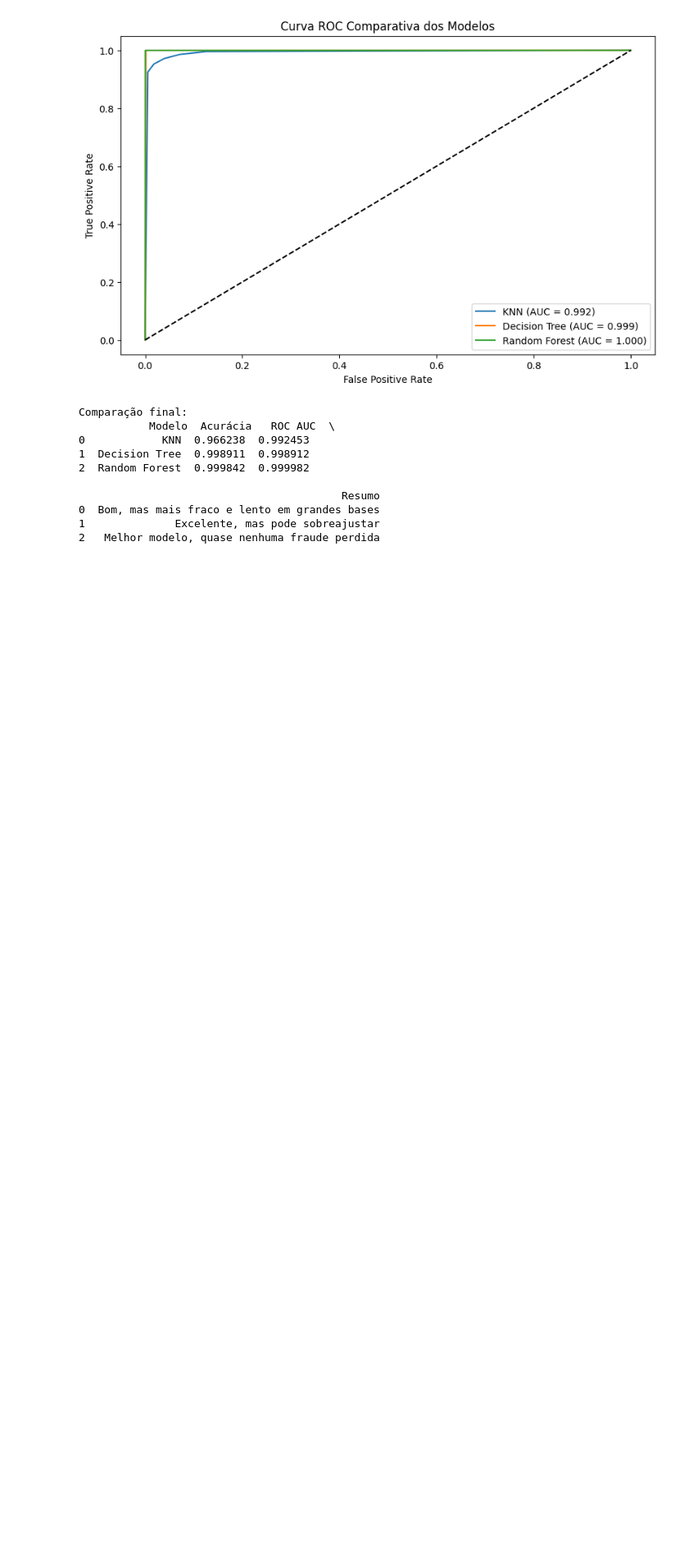
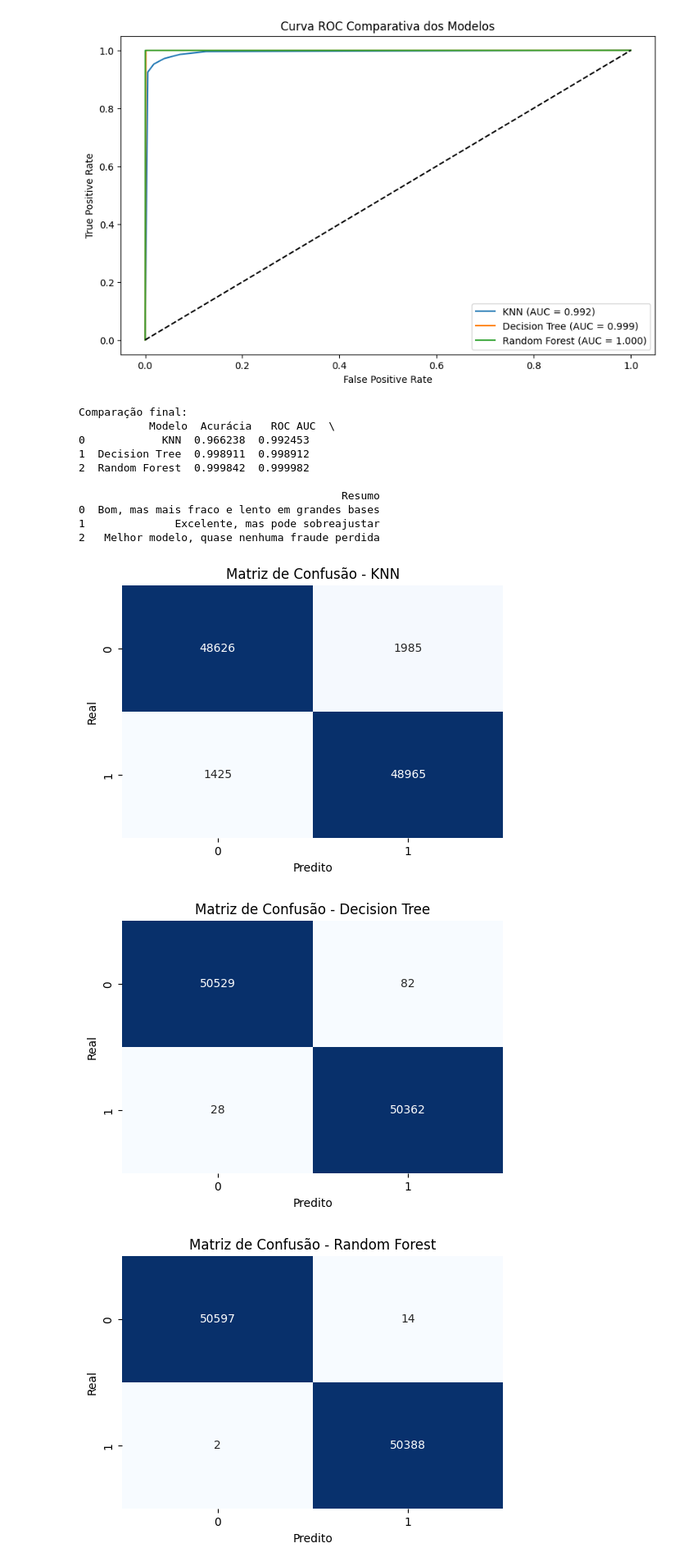
Before and after one commit to Aquiles-Moroni/fraude-cartao-credito, a Jupyter notebook: src/main.ipynb, the cells around one changed output. Shown at 82% size. Cells and saved outputs as stored; diff of their text form; code cells hidden in the pictures; blank space fills up the shorter version.

```diff
--- a/src/main.ipynb
+++ b/src/main.ipynb
@@ -887,0 +704,29 @@ def avaliar_modelo(modelo, X_test, y_test, nome_modelo="Modelo"):
+# %%
+# As matrizes de confusão permitem avaliar visualmente os acertos e erros de cada modelo.
+# Elas mostram quantas transações legítimas (classe 0) e fraudulentas (classe 1) foram
+# corretamente classificadas (diagonal principal) e quantas foram confundidas (fora da diagonal).
+# Esse tipo de gráfico complementa as métricas numéricas (acurácia, precisão, recall, F1, ROC AUC),
+# oferecendo uma visão intuitiva da capacidade dos modelos em distinguir fraude vs não fraude.
+
+import matplotlib.pyplot as plt
+import seaborn as sns
+from sklearn.metrics import confusion_matrix
+
+# Função para plotar matriz de confusão
+def plot_confusion_matrix(y_true, y_pred, titulo):
+    cm = confusion_matrix(y_true, y_pred)
+    plt.figure(figsize=(6,4))
+    sns.heatmap(cm, annot=True, fmt="d", cmap="Blues", cbar=False)
+    plt.xlabel("Predito")
+    plt.ylabel("Real")
+    plt.title(titulo)
+    plt.show()
+
+# Matriz de confusão para cada modelo
+plot_confusion_matrix(y_test, y_pred_knn, "Matriz de Confusão - KNN")
+plot_confusion_matrix(y_test, y_pred_tree, "Matriz de Confusão - Decision Tree")
+plot_confusion_matrix(y_test, y_pred_rf, "Matriz de Confusão - Random Forest")
+# %% [output]
+[figure, added]
+[figure, added]
+[figure, added]
```
Also changed, not shown: parts of 12 cells of this notebook.
